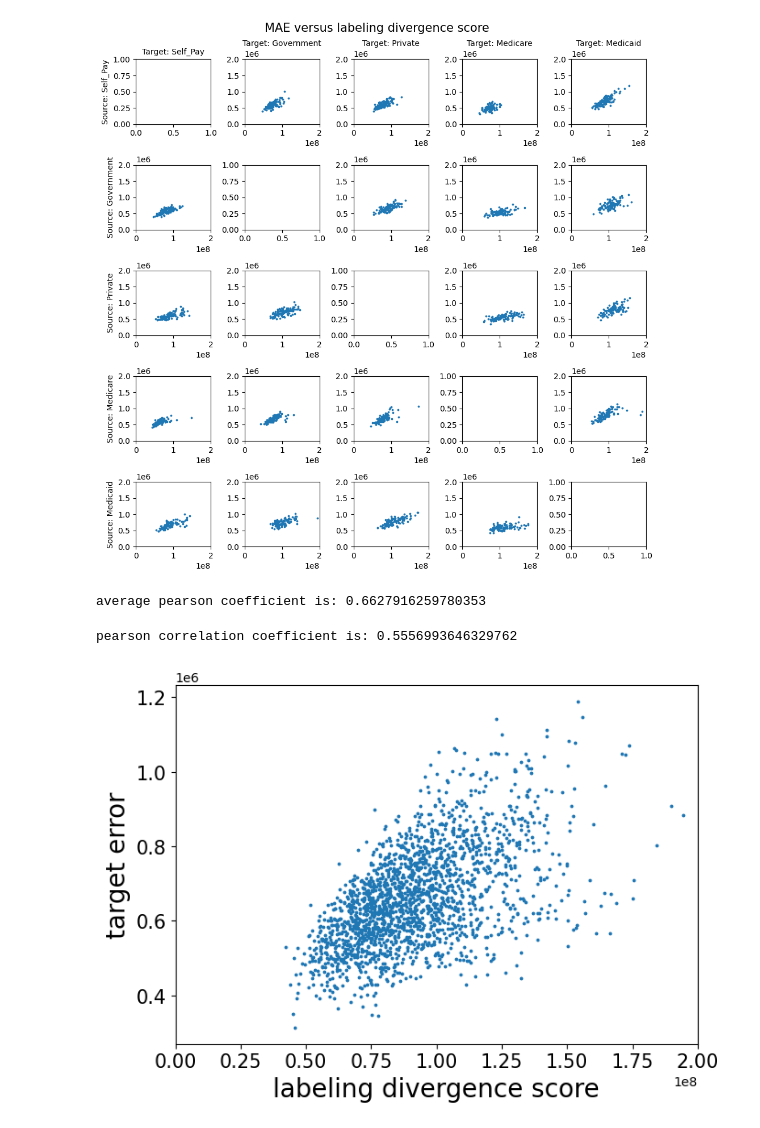
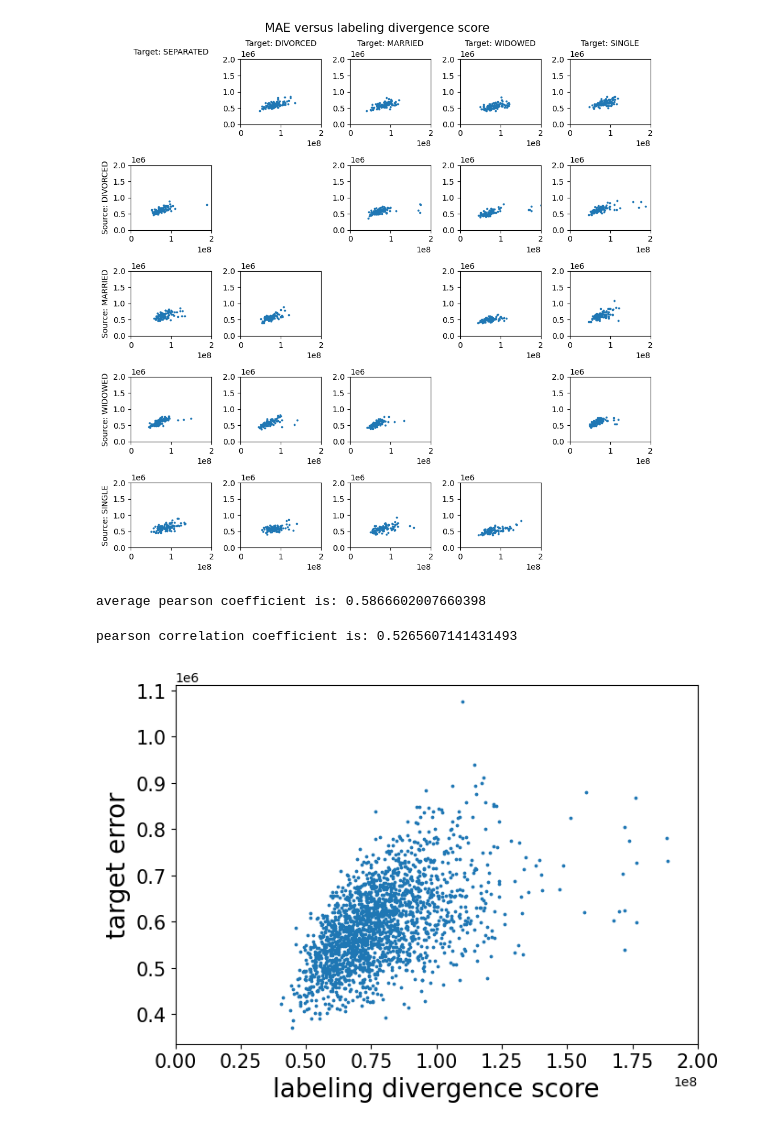
Before and after one commit to causalpathlab/EHR-OT, a Jupyter notebook: mimic_exp/admission/mimic_exp4_bound.ipynb, the cells around one changed output. Cells and saved outputs as stored; diff of their text form; code cells hidden in the pictures.

```diff
--- a/mimic_exp/admission/mimic_exp4_bound.ipynb
+++ b/mimic_exp/admission/mimic_exp4_bound.ipynb
@@ -78,46 +78,46 @@ def read_entire_plot(group_name, groups, xaxis, eval_metric):
 
     return corr
 # %%
-group_name = 'insurance'
-groups = ['Self_Pay', 'Government', 'Private',  'Medicare', 'Medicaid']
+# group_name = 'insurance'
+# groups = ['Self_Pay', 'Private',  'Government', 'Medicare', 'Medicaid']
 
-# group_name = 'marital_status'
-# groups = ['SEPARATED', 'DIVORCED', 'MARRIED','WIDOWED', 'SINGLE']
+group_name = 'marital_status'
+groups = ['SEPARATED', 'DIVORCED', 'MARRIED','WIDOWED', 'SINGLE']
 
 eval_metric = 'MAE'
 fig, axs = plt.subplots(len(groups), len(groups))
 fig.set_figwidth(10)
 fig.set_figheight(10)
 xaxis = "label_div_score"
 avg_corr = 0
 
 for i, group_1 in enumerate(groups):
     for j, group_2 in enumerate(groups):
         if j == 0:
             axs[i, j].set_ylabel(f'Source: {group_1}', fontsize=10)
         if i == 0:
             axs[i, j].set_title(f'Target: {group_2}', fontsize=10)
         if group_1 == group_2:
-            # axs[i, j].axis('off')
+            axs[i, j].axis('off')
             continue
 
         corr, _ = read_ind_plot(group_name, group_1, group_2, eval_metric, axs[i, j], xaxis)
         avg_corr += corr
 fig.suptitle(f"{eval_metric} versus labeling divergence score", fontsize=15)
 plt.tight_layout()
 fig_path = os.path.join(mimic_output_dir, f"exp4_{group_name}_{xaxis}_bound.pdf")
 plt.savefig(fig_path)
 plt.show()
 print("average pearson coefficient is:", avg_corr/(len(groups)*(len(groups)-1)))
 # %% [output]
-[figure, old version]
+[figure, new version]
-average pearson coefficient is: 0.6627916259780353
+average pearson coefficient is: 0.5866602007660398
 # %%
 corr = read_entire_plot(group_name, groups, xaxis, eval_metric)
 print("pearson correlation coefficient is:", corr)
 # %% [output]
-pearson correlation coefficient is: 0.5556993646329762
+pearson correlation coefficient is: 0.5265607141431493
-[figure, old version]
+[figure, new version]
 # %%
 fig, axs = plt.subplots(len(groups), len(groups))
 fig.set_figwidth(10)
```
Also changed, not shown: parts of 2 cells of this notebook, 9 other files.
